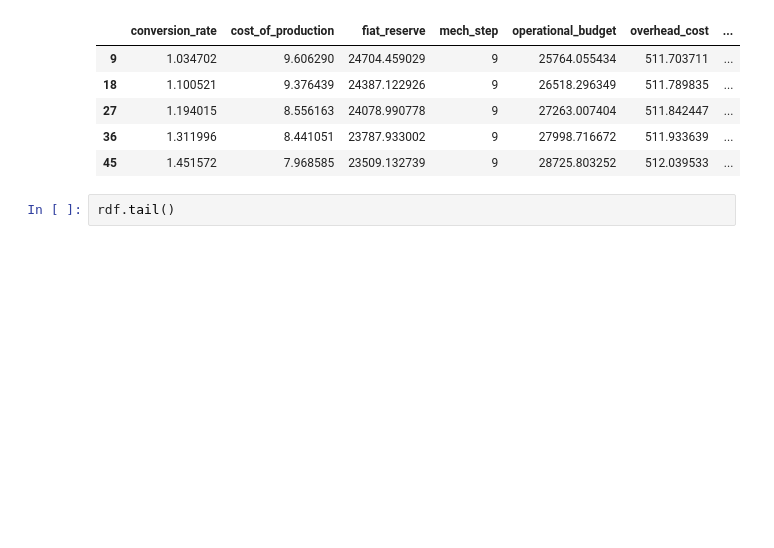
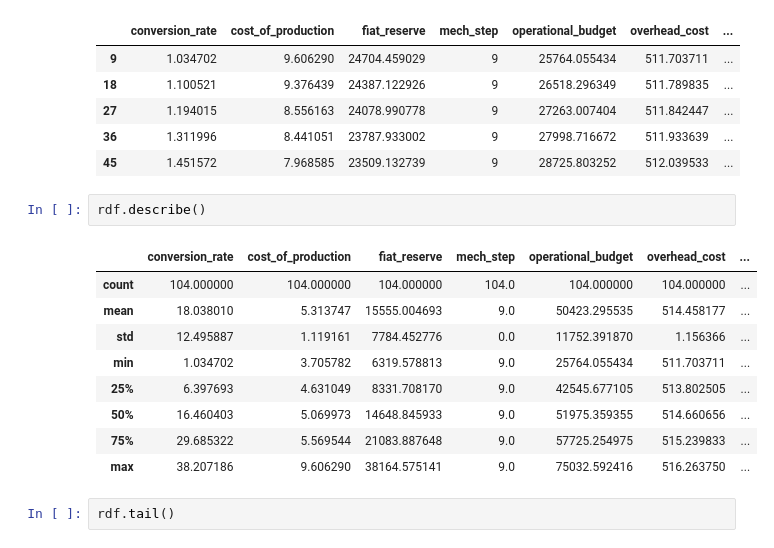
Before and after one commit to wilson3698/cadCAD, a Jupyter notebook: demos/ThreeSidedMarket.ipynb, the cells around one changed output. Cells and saved outputs as stored; diff of their text form; blank space fills up the shorter version.

Commit message:
describe

```diff
--- a/demos/ThreeSidedMarket.ipynb
+++ b/demos/ThreeSidedMarket.ipynb
@@ -541,6 +541,18 @@ rdf.head()
 | 27 | 1.194015 | 8.556163 | 24078.990778 | 9 | 27263.007404 | 511.842447 | ... |
 | 36 | 1.311996 | 8.441051 | 23787.933002 | 9 | 27998.716672 | 511.933639 | ... |
 | 45 | 1.451572 | 7.968585 | 23509.132739 | 9 | 28725.803252 | 512.039533 | ... |
+# %%
+rdf.describe()
+# %% [output]
+|  | conversion_rate | cost_of_production | fiat_reserve | mech_step | operational_budget | overhead_cost | ... |
+| count | 104.000000 | 104.000000 | 104.000000 | 104.0 | 104.000000 | 104.000000 | ... |
+| mean | 18.038010 | 5.313747 | 15555.004693 | 9.0 | 50423.295535 | 514.458177 | ... |
+| std | 12.495887 | 1.119161 | 7784.452776 | 0.0 | 11752.391870 | 1.156366 | ... |
+| min | 1.034702 | 3.705782 | 6319.578813 | 9.0 | 25764.055434 | 511.703711 | ... |
+| 25% | 6.397693 | 4.631049 | 8331.708170 | 9.0 | 42545.677105 | 513.802505 | ... |
+| 50% | 16.460403 | 5.069973 | 14648.845933 | 9.0 | 51975.359355 | 514.660656 | ... |
+| 75% | 29.685322 | 5.569544 | 21083.887648 | 9.0 | 57725.254975 | 515.239833 | ... |
+| max | 38.207186 | 9.606290 | 38164.575141 | 9.0 | 75032.592416 | 516.263750 | ... |
 # %%
 rdf.tail()
 # %% [output]
```
